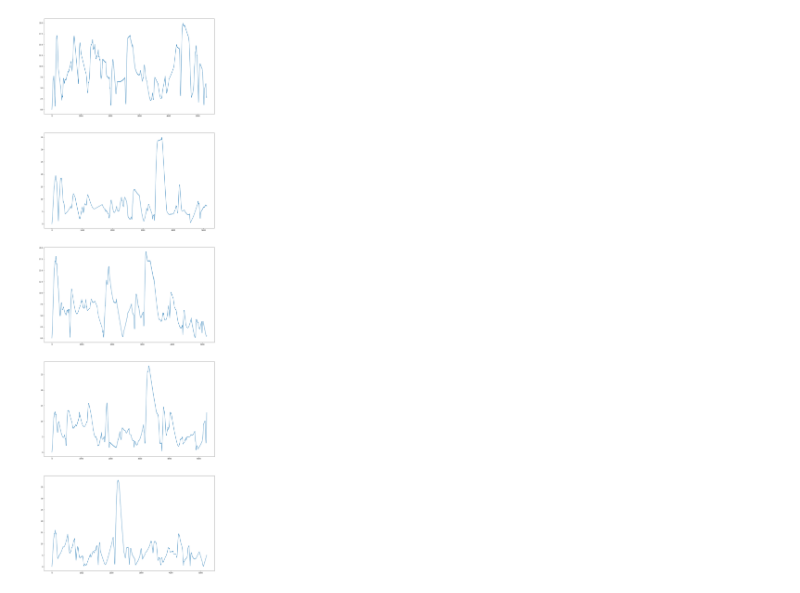
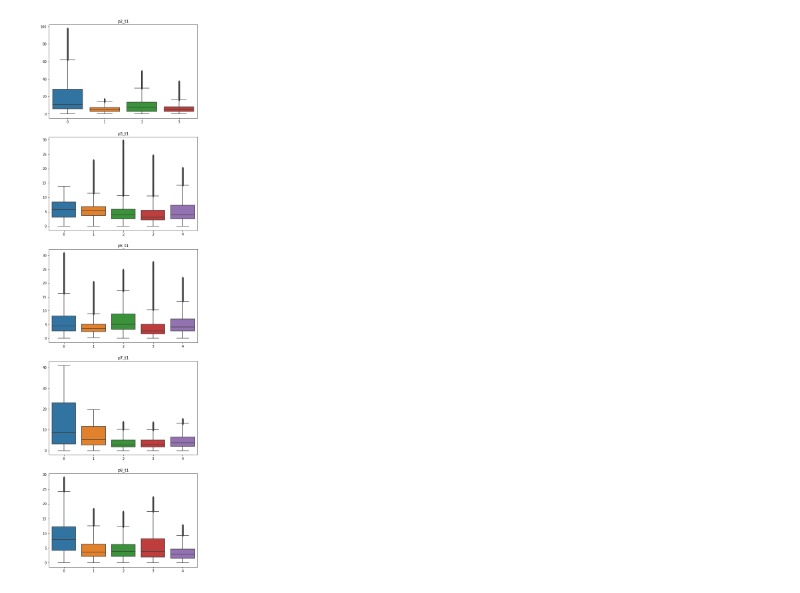
Before and after one commit to outtoin/statistics_practice, a Jupyter notebook: rawdata.ipynb, the cells around one changed output. Drawn from its saved outputs; the diff is of its cells as text; code cells hidden in the pictures.

```diff
--- a/rawdata.ipynb
+++ b/rawdata.ipynb
@@ -58,6 +67,10 @@ result = [find_distance(chkpoints[i], datas[i]) for i in range(5)]
-# %%
-f, axes = plt.subplots(5, 1, figsize=(18, 60))
-for i in range(len(result)):
-    axes[i].plot(result[i])
-# %% [output]
-[figure, removed]
+# %%
+def make_result(data, nums):
+    chkpoints, datas = ingest(data, nums)
+    chkpoints, datas = make_arrays(chkpoints), make_arrays(datas)
+    chkpoints, datas = refine(chkpoints), refine(datas)
+    result = [find_distance(chkpoints[i], datas[i]) for i in range(nums)]
+
+    return result
+# %%
+res_dict = {splitext(basename(data))[0]: make_result(data, nums) for data, nums in zip(data_list, num_list)}
@@ -63,0 +82,11 @@ for i in range(len(result)):
+# %%
+res_dict_t1 = {key: value for key, value in res_dict.items() if '_t1' in key}
+res_dict_com = {key: value for key, value in res_dict.items() if '_com' in key}
+# %%
+f, axes = plt.subplots(len(res_dict_t1), 1, figsize=(8, 30))
+for key, ax in zip(res_dict_t1, axes):
+    data = [np.array(ser.values) for ser in res_dict_t1[key]]
+    sns.boxplot(data=data, ax=ax)
+    ax.set_title(key)
+# %% [output]
+[figure, added]
```
Also changed, not shown: parts of 19 cells of this notebook, 12 other files.
